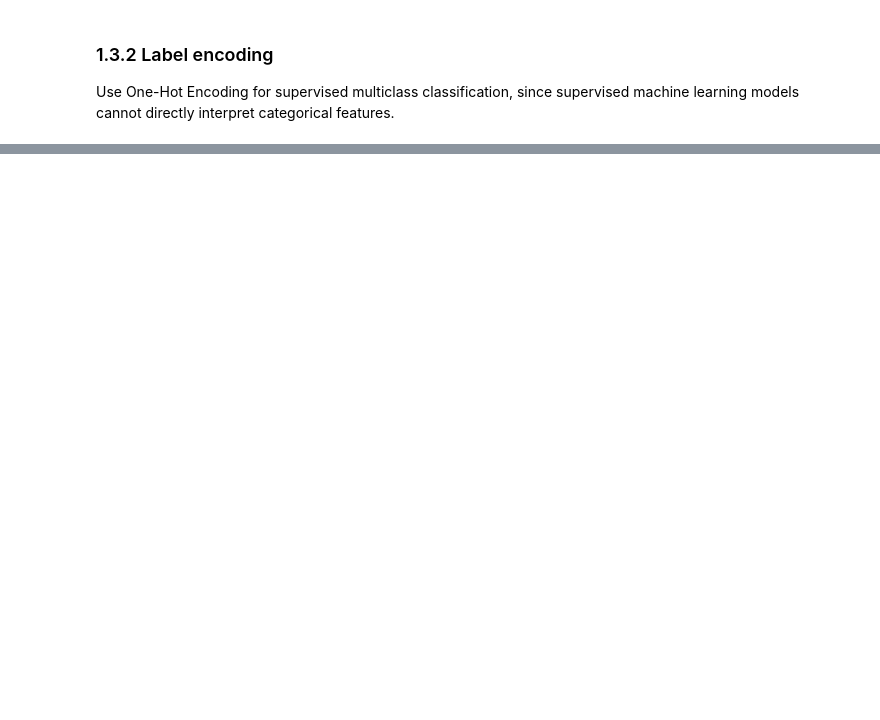
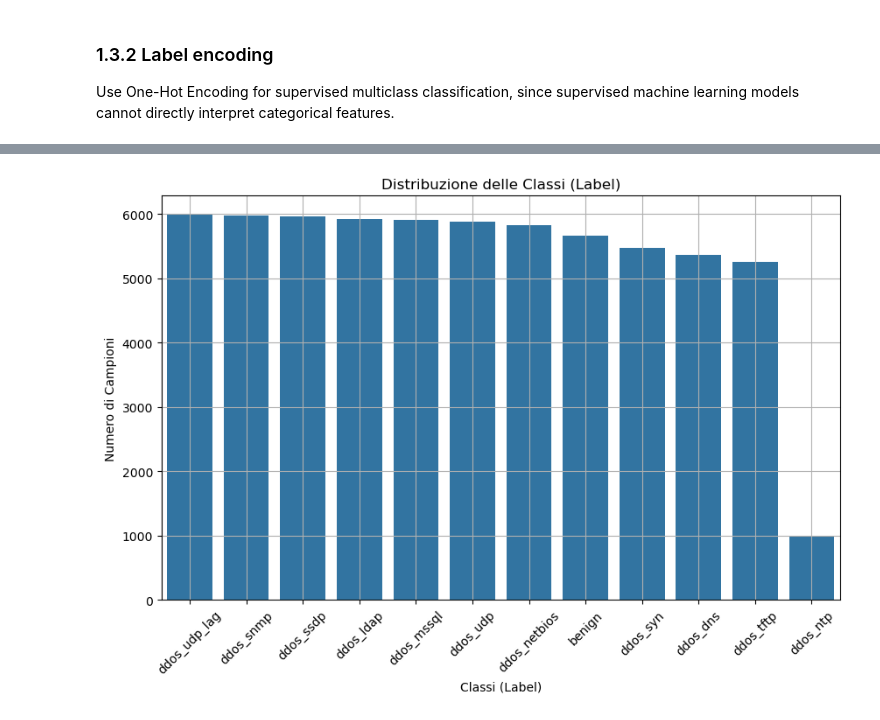
Before and after one commit to iochia02/ML4N_project, a Jupyter notebook: Code/main.ipynb, the cells around one changed output, grey strips where cells are left out. Cells and saved outputs as stored; diff of their text form; code cells hidden in the pictures; blank space fills up the shorter version.

```diff
--- a/Code/main.ipynb
+++ b/Code/main.ipynb
@@ -147,3 +217,18 @@ pd.reset_option('display.max_columns')
 2               False
 3               False
 4               False
+# %%
+# Conto il numero di campioni per ogni classe
+class_counts = df['label'].value_counts()
+
+# Bar Plot
+plt.figure(figsize=(10, 6))
+sns.barplot(x=class_counts.index, y=class_counts.values)
+plt.xlabel('Classi (Label)')
+plt.ylabel('Numero di Campioni')
+plt.title('Distribuzione delle Classi (Label)')
+plt.xticks(rotation=45)
+plt.grid()
+plt.show()
+# %% [output]
+[figure, added]
```
Also changed, not shown: parts of 11 cells of this notebook.
